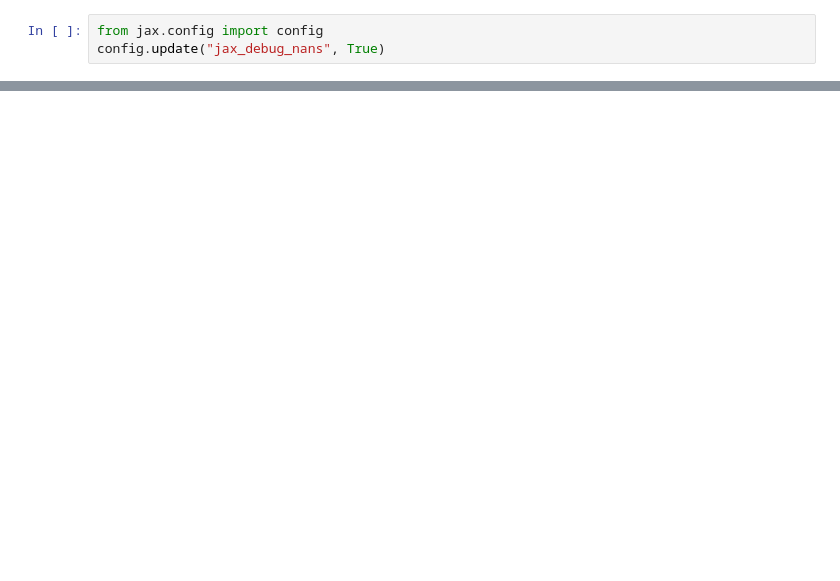
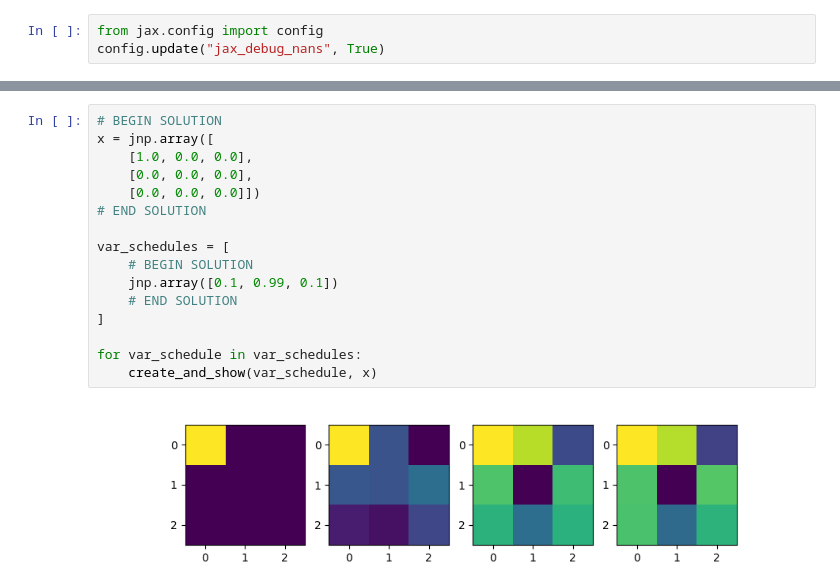
Before and after one commit to curiousdragon/denoising-diffusion-jax, a Jupyter notebook: diffusion.ipynb, the cells around one changed output, grey strips where cells are left out. Saved outputs shown, nothing was run; the diff lists cells and outputs as text; blank space fills up the shorter version.

```diff
--- a/diffusion.ipynb
+++ b/diffusion.ipynb
@@ -65,0 +73,18 @@ for state in states:
+# %%
+# BEGIN SOLUTION
+x = jnp.array([
+    [1.0, 0.0, 0.0],
+    [0.0, 0.0, 0.0],
+    [0.0, 0.0, 0.0]])
+# END SOLUTION
+
+var_schedules = [
+    # BEGIN SOLUTION
+    jnp.array([0.1, 0.99, 0.1])
+    # END SOLUTION
+]
+
+for var_schedule in var_schedules:
+    create_and_show(var_schedule, x)
+# %% [output]
+[figure, added]
```
Also changed, not shown: parts of 6 cells of this notebook.
